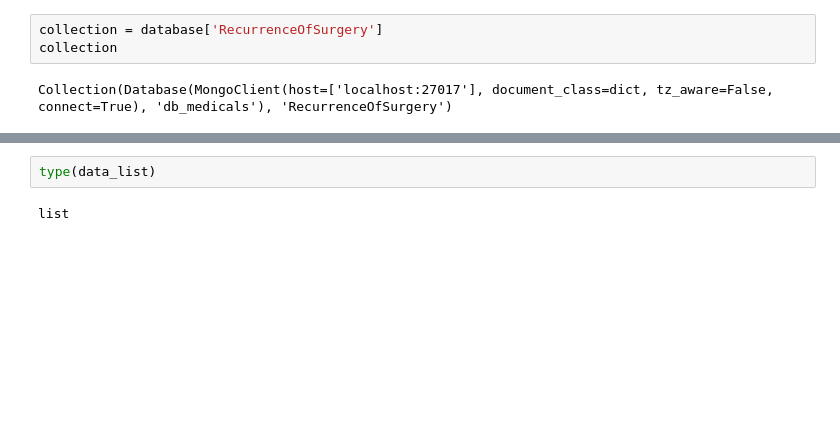
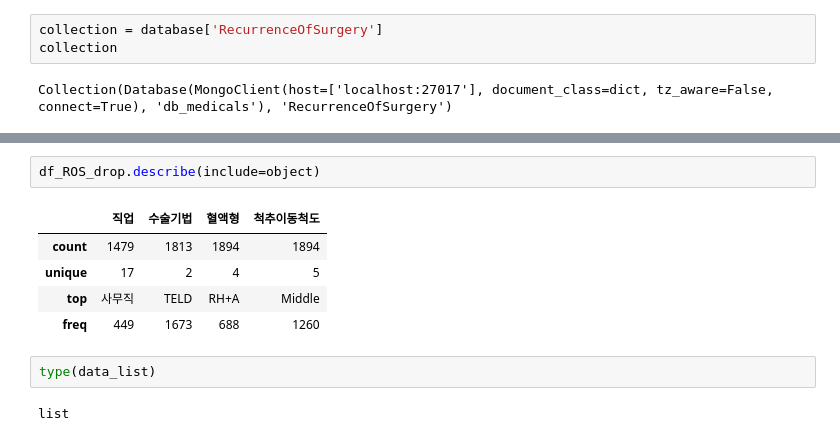
Before and after one commit to HeesooHan/study_data_analytics, a Jupyter notebook: codes/gatheringdatas/mongodb/RecurrenceOfSurgery.ipynb, the cells around one changed output, grey strips where cells are left out. Saved outputs shown, nothing was run; the diff lists cells and outputs as text; blank space fills up the shorter version.

```diff
--- a/codes/gatheringdatas/mongodb/RecurrenceOfSurgery.ipynb
+++ b/codes/gatheringdatas/mongodb/RecurrenceOfSurgery.ipynb
@@ -37,3 +121,11 @@ data_list
+# %%
+df_ROS_drop.describe(include=object)
+# %% [output]
+|  | 직업 | 수술기법 | 혈액형 | 척추이동척도 |
+| count | 1479 | 1813 | 1894 | 1894 |
+| unique | 17 | 2 | 4 | 5 |
+| top | 사무직 | TELD | RH+A | Middle |
+| freq | 449 | 1673 | 688 | 1260 |
 # %%
 type(data_list)
 # %% [output]
```
Also changed, not shown: parts of 7 cells of this notebook, 15 other files.
